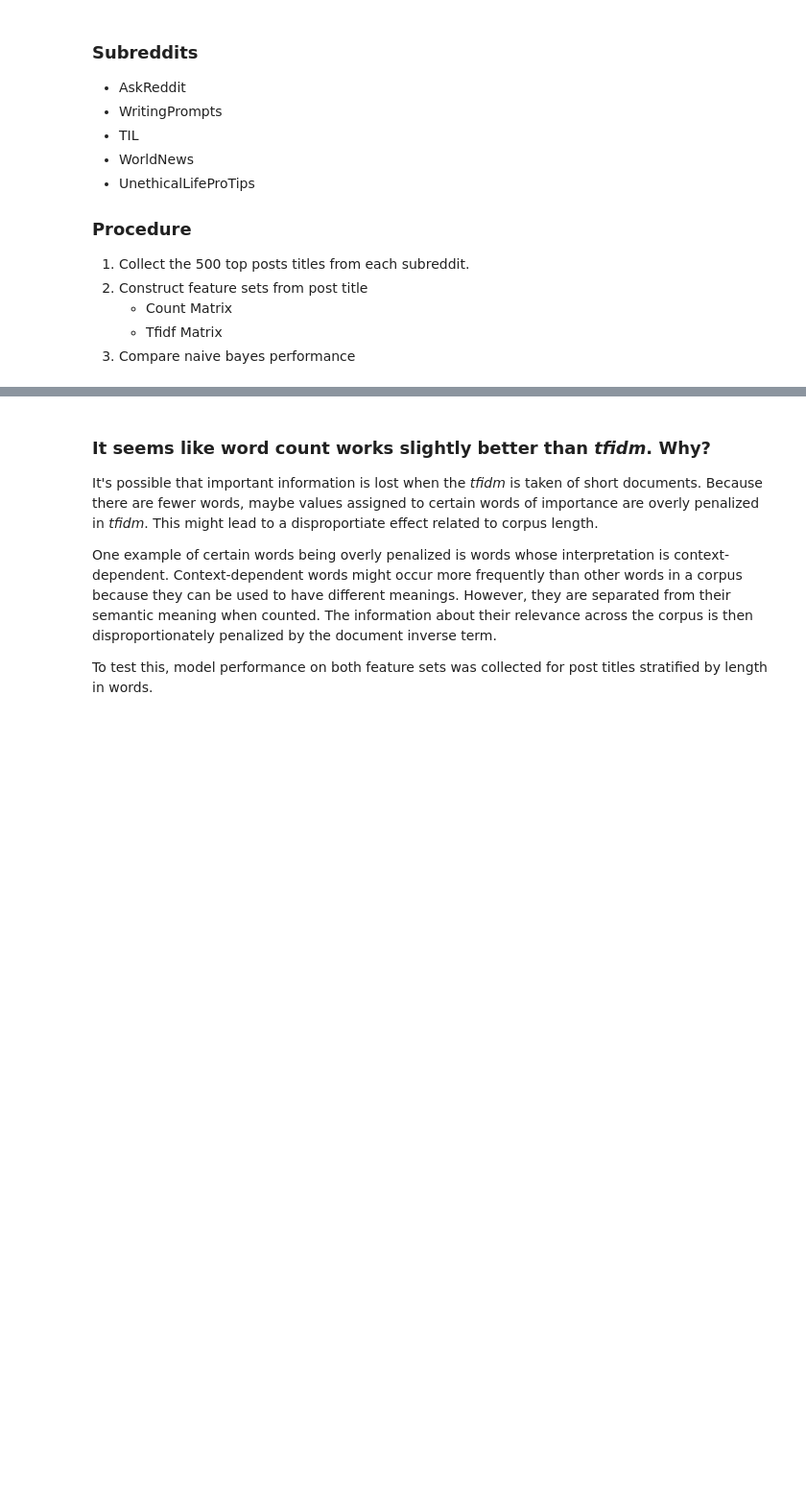
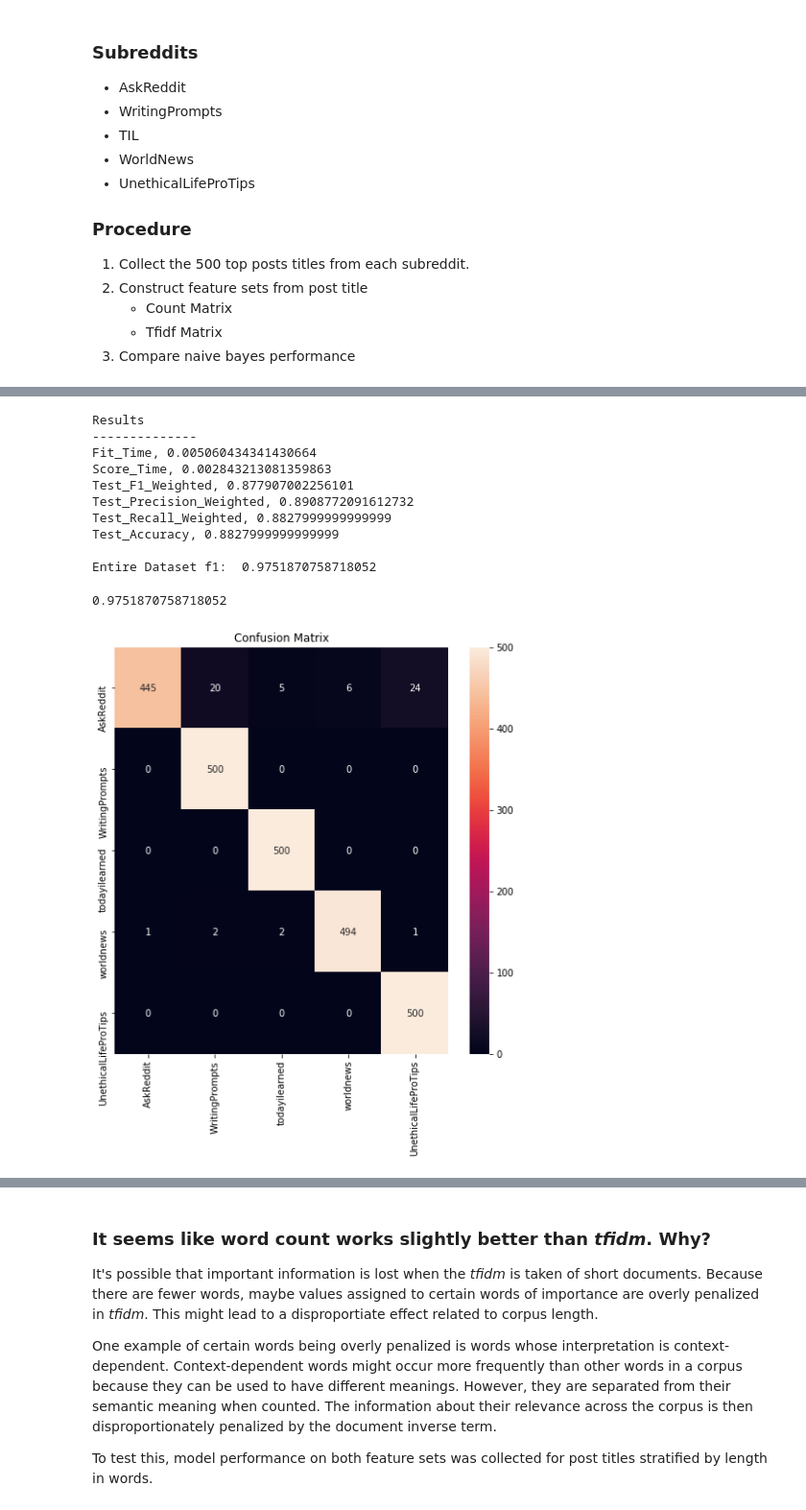
Before and after one commit to zionsteiner/NaiveBayesRedditTitleClassification, a Jupyter notebook: project5_zion.ipynb, the cells around one changed output, grey strips where cells are left out. Shown at 96% size. Cells and saved outputs as stored; diff of their text form; code cells hidden in the pictures; blank space fills up the shorter version.

Commit message:
Removed stopwords from dataset

```diff
--- a/project5_zion.ipynb
+++ b/project5_zion.ipynb
@@ -48,0 +40,14 @@ df_title.head()
+# %%
+# Remove stopwords (a, the, that, etc) from titles
+
+from nltk.corpus import stopwords
+import nltk
+nltk.download('stopwords')
+
+stop_words = set(stopwords.words('english'))
+
+df_title = pd.read_csv('data/titles.csv', index_col=0)
+
+df_title['cleaned_title'] = df_title['title'].apply(lambda title: ' '.join([word for word in title.split() if word not in stop_words]))
+df_title.to_csv('data/titles.csv')
+df_title.sample(10)
@@ -106 +132,13 @@ Entire Dataset f1:  0.9823502444230277
 [figure]
+# %%
+# Count Matrix (Naive features, cleaned data)
+from sklearn.feature_extraction.text import CountVectorizer
+from nltk.corpus import stopwords
+import nltk
+nltk.download('stopwords')
+
+stop_words = set(stopwords.words('english'))
+
+count_matrix = CountVectorizer().fit_transform(df_title['cleaned_title'])
+naive_bayes(count_matrix, df_title['subreddit'])
+# %% [output]
@@ -107,3 +147,15 @@ Entire Dataset f1:  0.9823502444230277
+Results
+--------------
+Fit_Time, 0.005060434341430664
+Score_Time, 0.002843213081359863
+Test_F1_Weighted, 0.877907002256101
+Test_Precision_Weighted, 0.8908772091612732
+Test_Recall_Weighted, 0.8827999999999999
+Test_Accuracy, 0.8827999999999999
+
+Entire Dataset f1:  0.9751870758718052
+0.9751870758718052
+[figure, added]
 # %%
 # Term Frequency-Inverse Document Frequency Matrix
 from sklearn.feature_extraction.text import TfidfVectorizer
```
Also changed, not shown: parts of 8 cells of this notebook, 2 other files.
